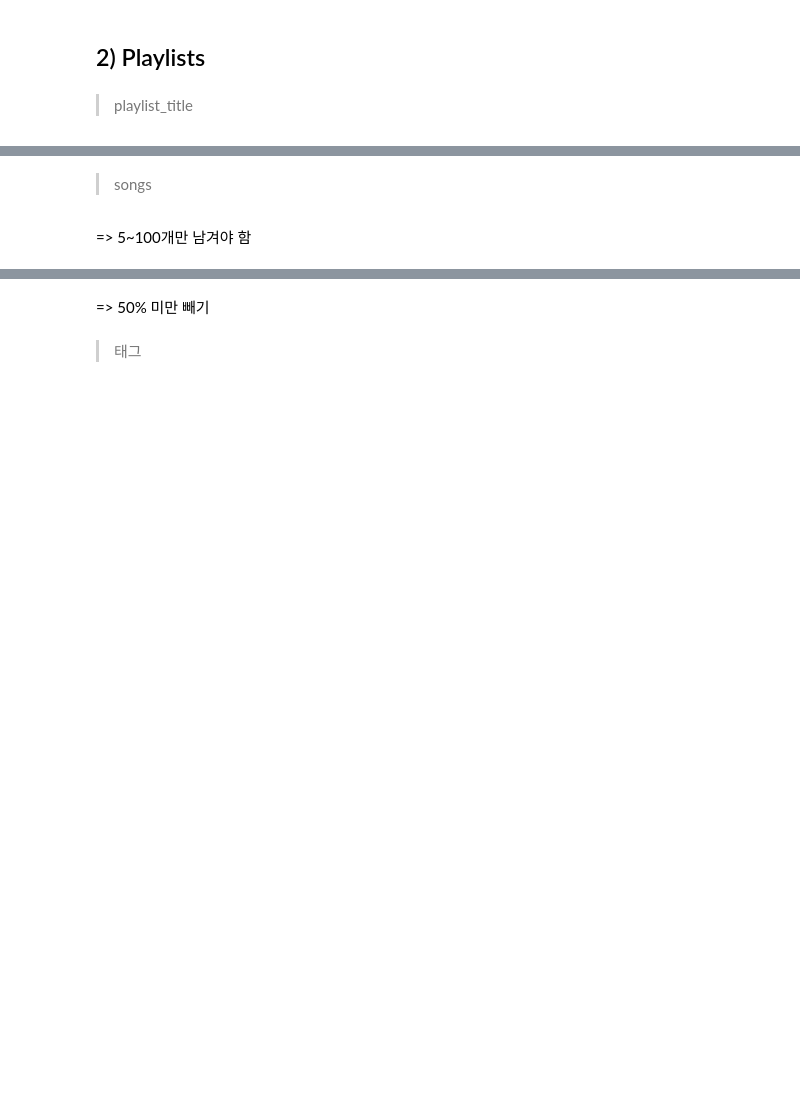
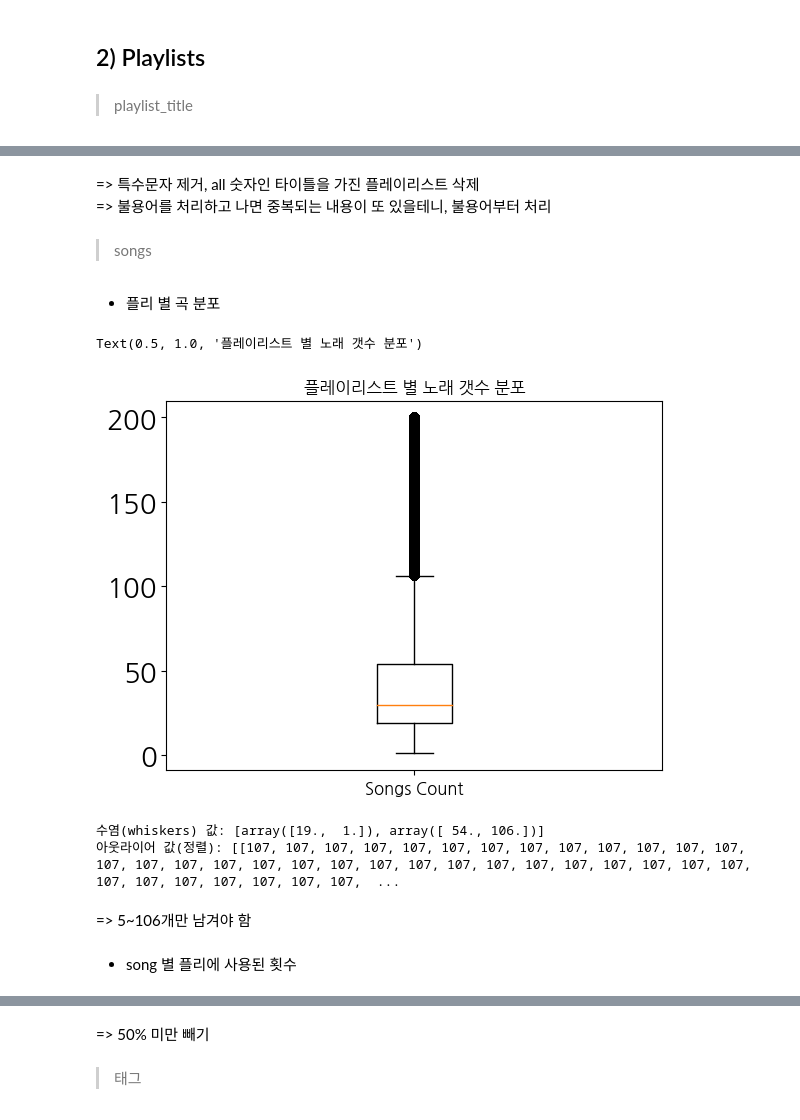
Before and after one commit to pulpo125/AIPlayer_Pling, a Jupyter notebook: 1_analysis/2_EDA.ipynb, the cells around one changed output, grey strips where cells are left out. Drawn from its saved outputs; the diff is of its cells as text; code cells hidden in the pictures; blank space fills up the shorter version.

```diff
--- a/1_analysis/2_EDA.ipynb
+++ b/1_analysis/2_EDA.ipynb
@@ -48,0 +312,14 @@ genre_gn_all = pd.read_json('../0_data/genre_gn_all.json', typ = 'frame', encodi
+# %%
+# 특수문자가 많은 plylst_title을 찾는 함수 정의
+def count_special_chars(title):
+    count = sum(1 for char in title if char in string.punctuation)
+    return count
+# %%
+# 특수문자 개수를 계산하여 새로운 컬럼 추가
+playlists['special_char_count'] = playlists['plylst_title'].apply(count_special_chars)
+
+# 특수문자 개수에 따라 데이터프레임 정렬
+sorted_df = playlists.sort_values(by='special_char_count', ascending=False)
+
+# 정렬된 데이터프레임 출력
+sorted_df[['plylst_title', 'special_char_count']].head(10)
@@ -49,2 +338,5 @@ genre_gn_all = pd.read_json('../0_data/genre_gn_all.json', typ = 'frame', encodi
+# %% [markdown]
+=> 특수문자 제거, all 숫자인 타이틀을 가진 플레이리스트 삭제
+=> 불용어를 처리하고 나면 중복되는 내용이 또 있을테니, 불용어부터 처리
 # %% [markdown]
 > songs
@@ -54,2 +343,31 @@ genre_gn_all = pd.read_json('../0_data/genre_gn_all.json', typ = 'frame', encodi
+# %% [markdown]
+- 플리 별 곡 분포
+# %%
+# 플리 별 곡 분포
+
+playlists['songs_cnt'] = playlists['songs'].apply(len)
+
+boxplot = plt.boxplot(playlists['songs_cnt'])
+plt.xticks([1], ['Songs Count'], fontsize=12)
+plt.title('플레이리스트 별 노래 갯수 분포')
+# %% [output]
+Text(0.5, 1.0, '플레이리스트 별 노래 갯수 분포')
+[figure, added]
+# %%
+# 박스 플롯의 아웃라이어 값
+outlier_points = [flier.get_ydata() for flier in boxplot['fliers']]
+
+# 박스 플롯의 수염(whiskers) 값
+whisker_values = [whiskers.get_ydata() for whiskers in boxplot['whiskers']]
+
+# 수염 값 정렬
+sorted_outlier_points = [sorted(flier) for flier in outlier_points]
+
+# 결과 출력
+print("수염(whiskers) 값:", whisker_values)
+print("아웃라이어 값(정렬):", sorted_outlier_points) # 107~200
+# %% [output]
+수염(whiskers) 값: [array([19.,  1.]), array([ 54., 106.])]
+아웃라이어 값(정렬): [[107, 107, 107, 107, 107, 107, 107, 107, 107, 107, 107, 107, 107, 107, 107, 107, 107, 107, 107, 107, 107, 107, 107, 107, 107, 107, 107, 107, 107, 107, 107, 107, 107, 107, 107, 107, 107,  ...
 # %% [markdown]
-=> 5~100개만 남겨야 함
+=> 5~106개만 남겨야 함
@@ -58,0 +374,2 @@ genre_gn_all = pd.read_json('../0_data/genre_gn_all.json', typ = 'frame', encodi
+# %% [markdown]
+- song 별 플리에 사용된 횟수
```
Also changed, not shown: parts of 35 cells of this notebook, 1 other file.
